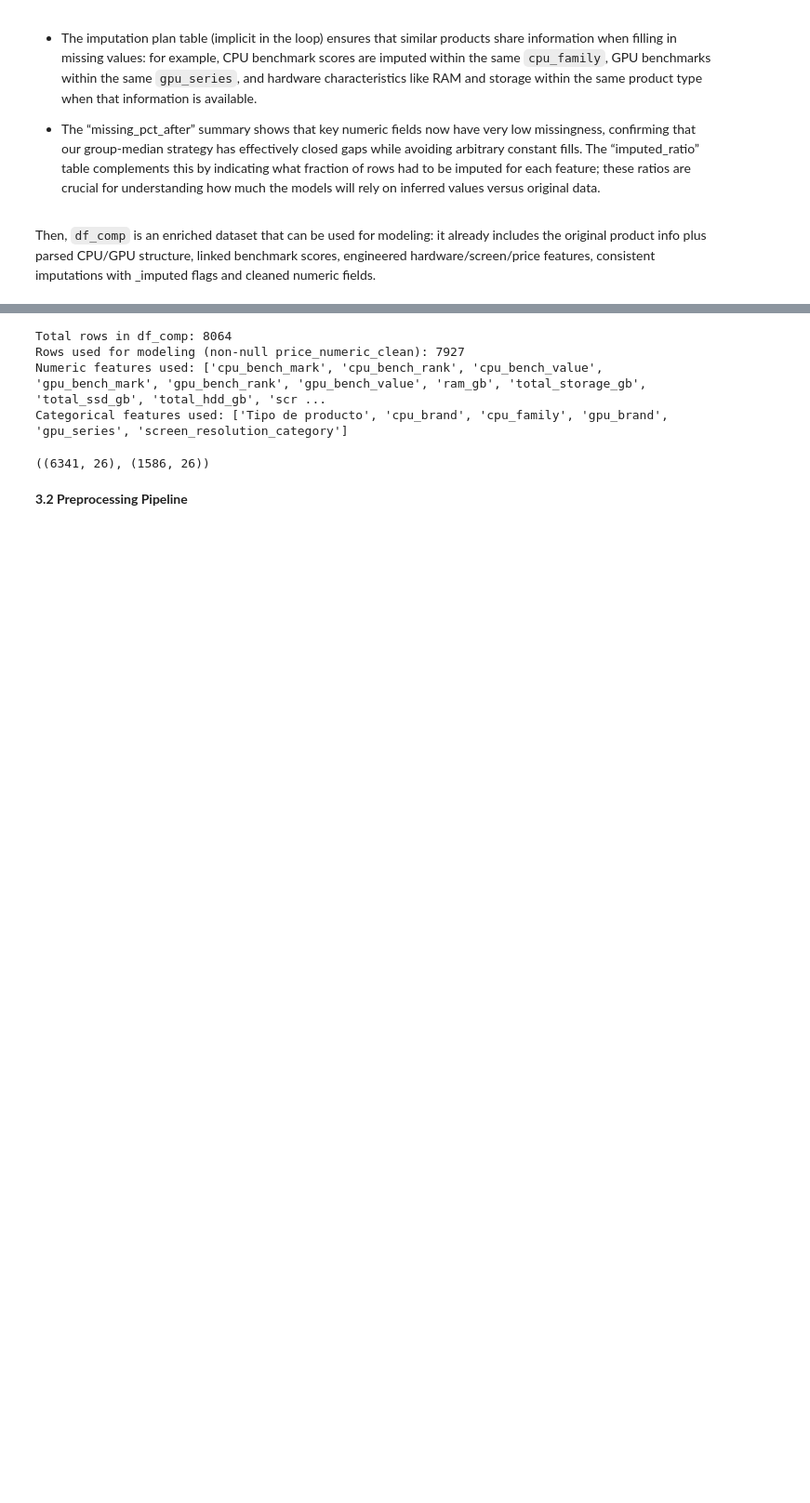
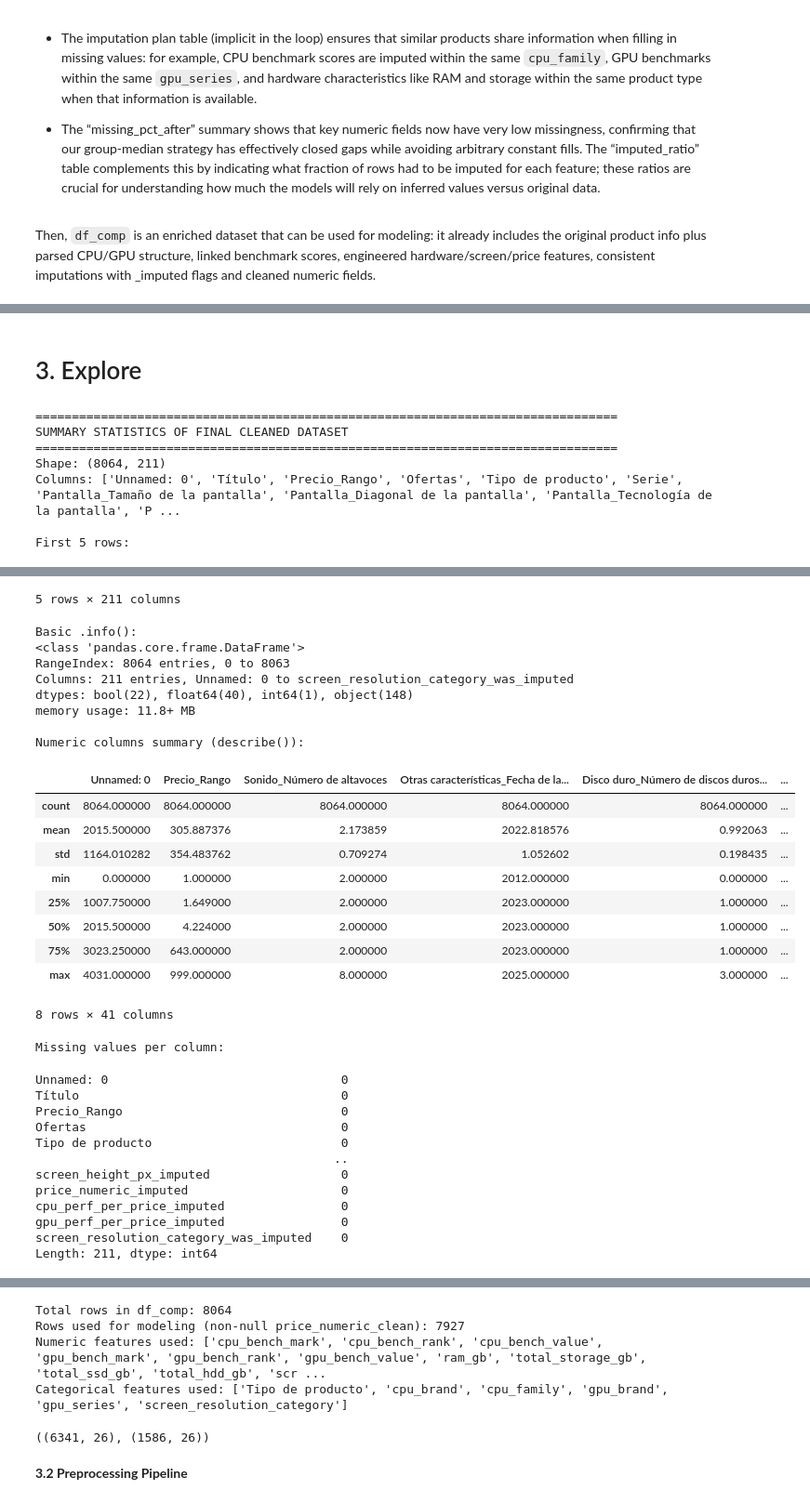
Before and after one commit to Acon3078/pc-laptop-price-estimator, a Jupyter notebook: Model_Training.ipynb, the cells around one changed output, grey strips where cells are left out. Shown at 93% size. Cells and saved outputs as stored; diff of their text form; code cells hidden in the pictures; blank space fills up the shorter version.

```diff
--- a/Model_Training.ipynb
+++ b/Model_Training.ipynb
@@ -3092,0 +3159,25 @@ for feat in available_features:
+# %% [markdown]
+# 3. Explore
+# %%
+# Show basic summary statistics of the final cleaned dataset (df_comp)
+print("="*80)
+print("SUMMARY STATISTICS OF FINAL CLEANED DATASET")
+print("="*80)
+print(f"Shape: {df_comp.shape}")
+print(f"Columns: {list(df_comp.columns)}\n")
+print("First 5 rows:")
+display(df_comp.head())
+print("\nBasic .info():")
+df_comp.info()
+print("\nNumeric columns summary (describe()):")
+display(df_comp.describe())
+print("\nMissing values per column:")
+display(df_comp.isnull().sum())
+# %% [output]
+================================================================================
+SUMMARY STATISTICS OF FINAL CLEANED DATASET
+================================================================================
+Shape: (8064, 211)
+Columns: ['Unnamed: 0', 'Título', 'Precio_Rango', 'Ofertas', 'Tipo de producto', 'Serie', 'Pantalla_Tamaño de la pantalla', 'Pantalla_Diagonal de la pantalla', 'Pantalla_Tecnología de la pantalla', 'P ...
+
+First 5 rows:
@@ -3093 +3190,33 @@ for feat in available_features:
+5 rows × 211 columns
+Basic .info():
+<class 'pandas.core.frame.DataFrame'>
+RangeIndex: 8064 entries, 0 to 8063
+Columns: 211 entries, Unnamed: 0 to screen_resolution_category_was_imputed
+dtypes: bool(22), float64(40), int64(1), object(148)
+memory usage: 11.8+ MB
+
+Numeric columns summary (describe()):
+|  | Unnamed: 0 | Precio_Rango | Sonido_Número de altavoces | Otras características_Fecha de la... | Disco duro_Número de discos duros... | ... |
+| count | 8064.000000 | 8064.000000 | 8064.000000 | 8064.000000 | 8064.000000 | ... |
+| mean | 2015.500000 | 305.887376 | 2.173859 | 2022.818576 | 0.992063 | ... |
+| std | 1164.010282 | 354.483762 | 0.709274 | 1.052602 | 0.198435 | ... |
+| min | 0.000000 | 1.000000 | 2.000000 | 2012.000000 | 0.000000 | ... |
+| 25% | 1007.750000 | 1.649000 | 2.000000 | 2023.000000 | 1.000000 | ... |
+| 50% | 2015.500000 | 4.224000 | 2.000000 | 2023.000000 | 1.000000 | ... |
+| 75% | 3023.250000 | 643.000000 | 2.000000 | 2023.000000 | 1.000000 | ... |
+| max | 4031.000000 | 999.000000 | 8.000000 | 2025.000000 | 3.000000 | ... |
+8 rows × 41 columns
+Missing values per column:
+Unnamed: 0                                0
+Título                                    0
+Precio_Rango                              0
+Ofertas                                   0
+Tipo de producto                          0
+                                         ..
+screen_height_px_imputed                  0
+price_numeric_imputed                     0
+cpu_perf_per_price_imputed                0
+gpu_perf_per_price_imputed                0
+screen_resolution_category_was_imputed    0
+Length: 211, dtype: int64
 # %% [markdown]
```
Also changed, not shown: parts of 12 cells of this notebook.
